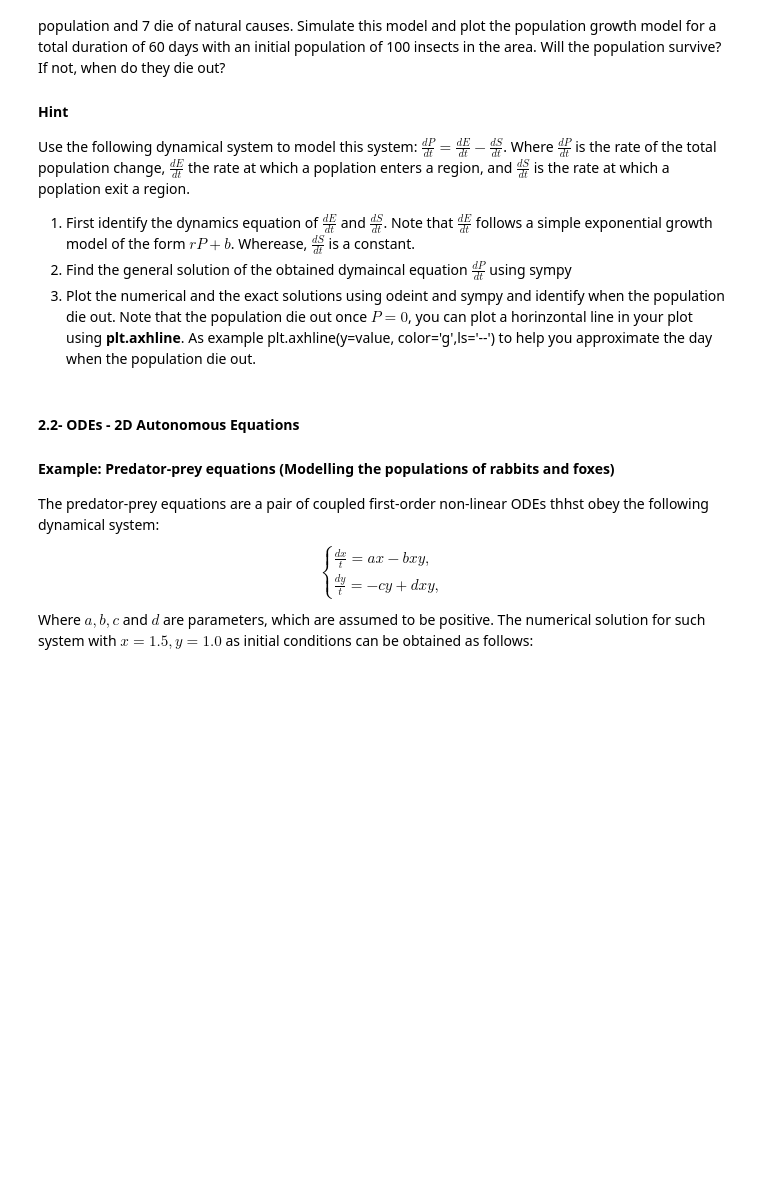
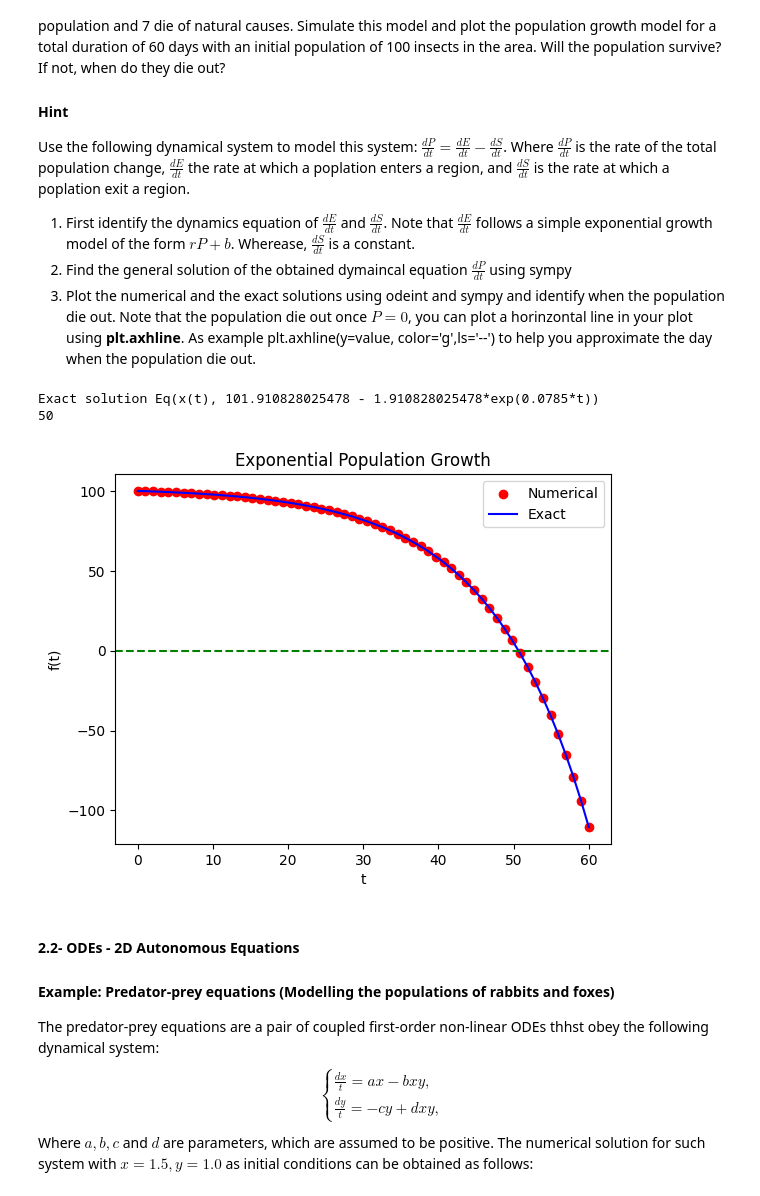
Before and after one commit to amaliahm/modeling_and_simulation_labs, a Jupyter notebook: ModSim_Lab4/ModSim_Lab4.ipynb, the cells around one changed output. Saved outputs shown, nothing was run; the diff lists cells and outputs as text; code cells hidden in the pictures; blank space fills up the shorter version.

```diff
--- a/ModSim_Lab4/ModSim_Lab4.ipynb
+++ b/ModSim_Lab4/ModSim_Lab4.ipynb
@@ -379,3 +380,61 @@ $\frac{d P}{d t}=\frac{d E}{d t} -\frac{d S}{d t}$. Where $\frac{d P}{d t}$ is t
+# %%
+# Q1
+
+import sympy as sy
+import numpy as np
+import matplotlib.pyplot as plt
+
+from scipy.integrate import odeint
+
+
+
+def PopGrowth(x, time):
+    return x*0.0785 + 15 - 16 - 7
+
+
+def ExactSol(time_arr,IC):
+    t = sy.symbols('t')
+    f = sy.Function('x')
+    sy.init_printing()
+    diffEq = f(t).diff(t) - (f(t)*0.0785 + 15 - 16 - 7)
+    solve=sy.dsolve(diffEq, f(t), ics = {f(0): IC})
+    print("Exact solution", solve)
+
+    # The exact numerical solution
+    func = sy.lambdify(t, solve.rhs,'numpy')
+    yvals = func(time_arr)
+    return yvals
+
+# The numerical solution using odeint for initial Value IV
+def NumericalSol(time_arr,IV):
+    yvals = odeint(PopGrowth, IV, time_arr)
+    return yvals
+
+
+x0 = 100 # an initial condition,
+ts = np.linspace(0.0, 60.0, 60) # values of independent variable
+#comppute exact and numerical solutions
+yexact=ExactSol(ts,x0)
+ynum=NumericalSol(ts,x0)
+
+for i in range(60):
+    if ynum[i] < 0:
+        print(i)
+        break
+
+#Plotting results
+plt.scatter(ts,ynum, label='Numerical', color='r')
+plt.plot(ts, yexact,label='Exact', color='b' )
+plt.axhline(y=0, color='g',ls='--')
+plt.xlabel('t')
+plt.ylabel('f(t)')
+plt.title('Exponential Population Growth')
+plt.legend()
+plt.show()
+# %% [output]
+Exact solution Eq(x(t), 101.910828025478 - 1.910828025478*exp(0.0785*t))
+50
+[figure, added]
 # %% [markdown]
 #### 2.2- ODEs - 2D Autonomous Equations
 #### Example: Predator-prey equations (Modelling the populations of rabbits and foxes)
```
Also changed, not shown: parts of 10 cells of this notebook.
